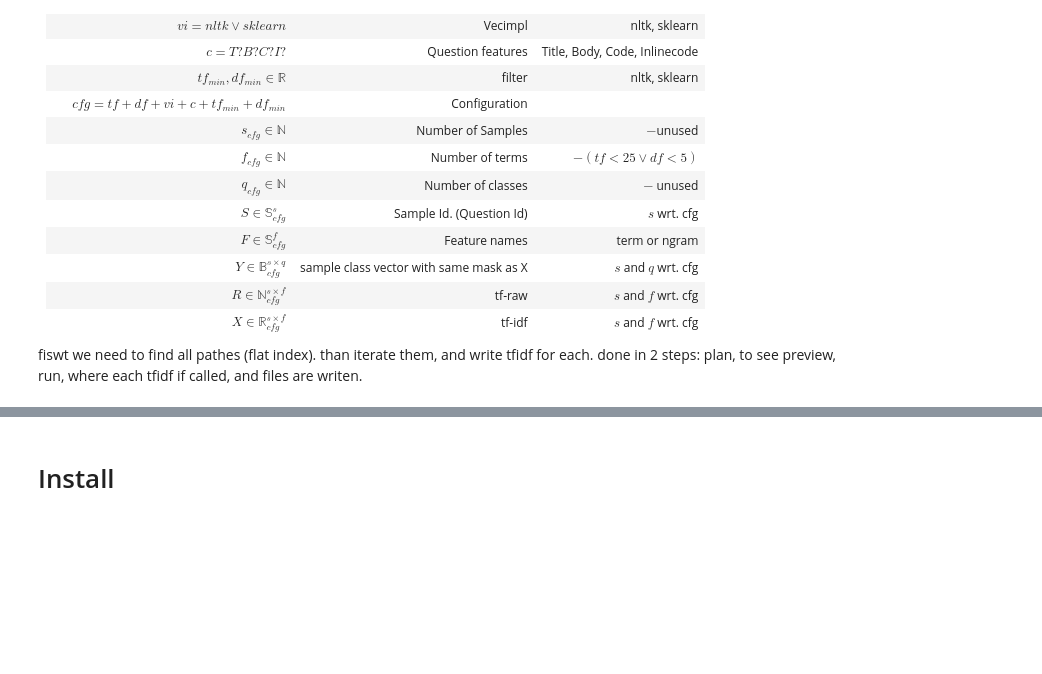
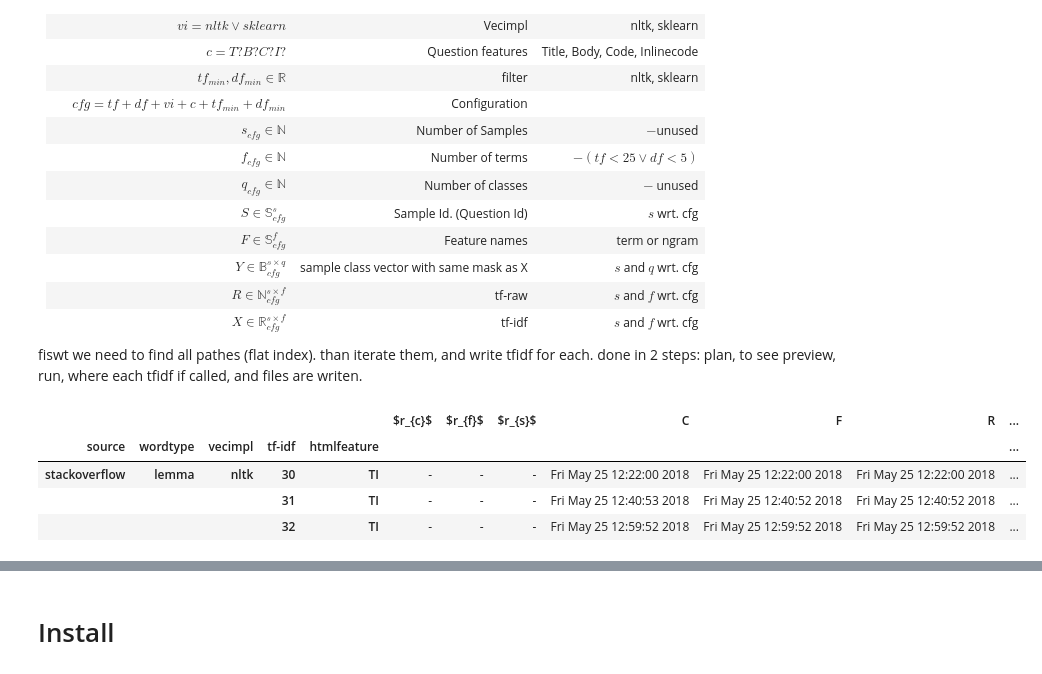
Before and after one commit to glouwa/StackOverflowTopicClustering, a Jupyter notebook: tfidf.ipynb, the cells around one changed output, grey strips where cells are left out. Saved outputs shown, nothing was run; the diff lists cells and outputs as text; code cells hidden in the pictures; blank space fills up the shorter version.

```diff
--- a/tfidf.ipynb
+++ b/tfidf.ipynb
@@ -52,13 +52,19 @@ done in 2 steps: plan, to see preview, run, where each tfidf if called, and file
 # %%
 import tfidf, src.algo.cell2string
 
 tfidfcfg    = slice('30', '32')
-htmlfeature = slice(None)
+htmlfeature = 'TI'
 
 inputspace = tfidf.WordVecFrame().sort_index().sort_index(axis=1)
 idfplan = inputspace.loc[('stackoverflow', 'lemma', 'nltk', tfidfcfg, htmlfeature), :]
 idfplan = src.algo.cell2string.file2date(idfplan)
 idfplan
+# %% [output]
+|  |  |  |  |  | $r_{c}$ | $r_{f}$ | $r_{s}$ | C | F | R | ... |
+| source | wordtype | vecimpl | tf-idf | htmlfeature |  |  |  |  |  |  | ... |
+| stackoverflow | lemma | nltk | 30 | TI | - | - | - | Fri May 25 12:22:00 2018 | Fri May 25 12:22:00 2018 | Fri May 25 12:22:00 2018 | ... |
+|  |  |  | 31 | TI | - | - | - | Fri May 25 12:40:53 2018 | Fri May 25 12:40:52 2018 | Fri May 25 12:40:52 2018 | ... |
+|  |  |  | 32 | TI | - | - | - | Fri May 25 12:59:52 2018 | Fri May 25 12:59:52 2018 | Fri May 25 12:59:52 2018 | ... |
 # %%
 tfidf_ = tfidf.run(idfplan)
 tfidf_
```
Also changed, not shown: parts of 1 cell of this notebook, 5 other files.
